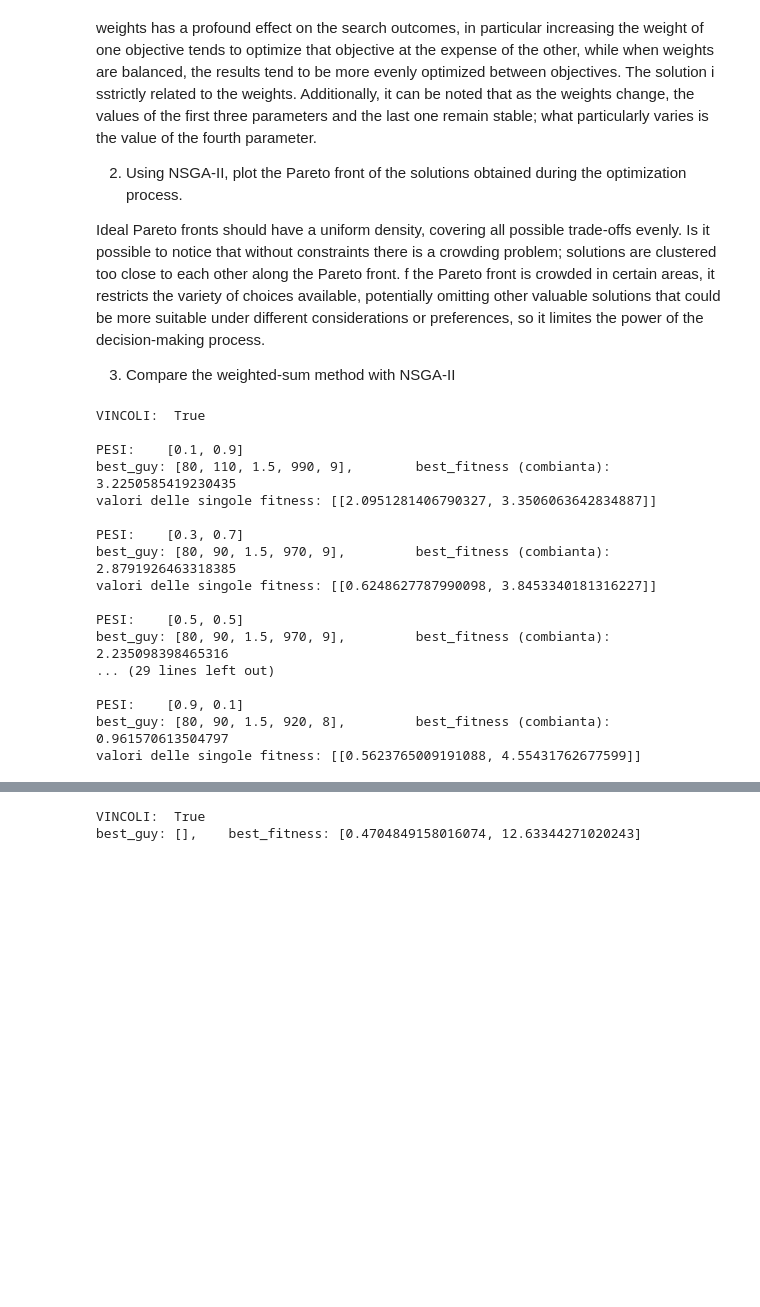
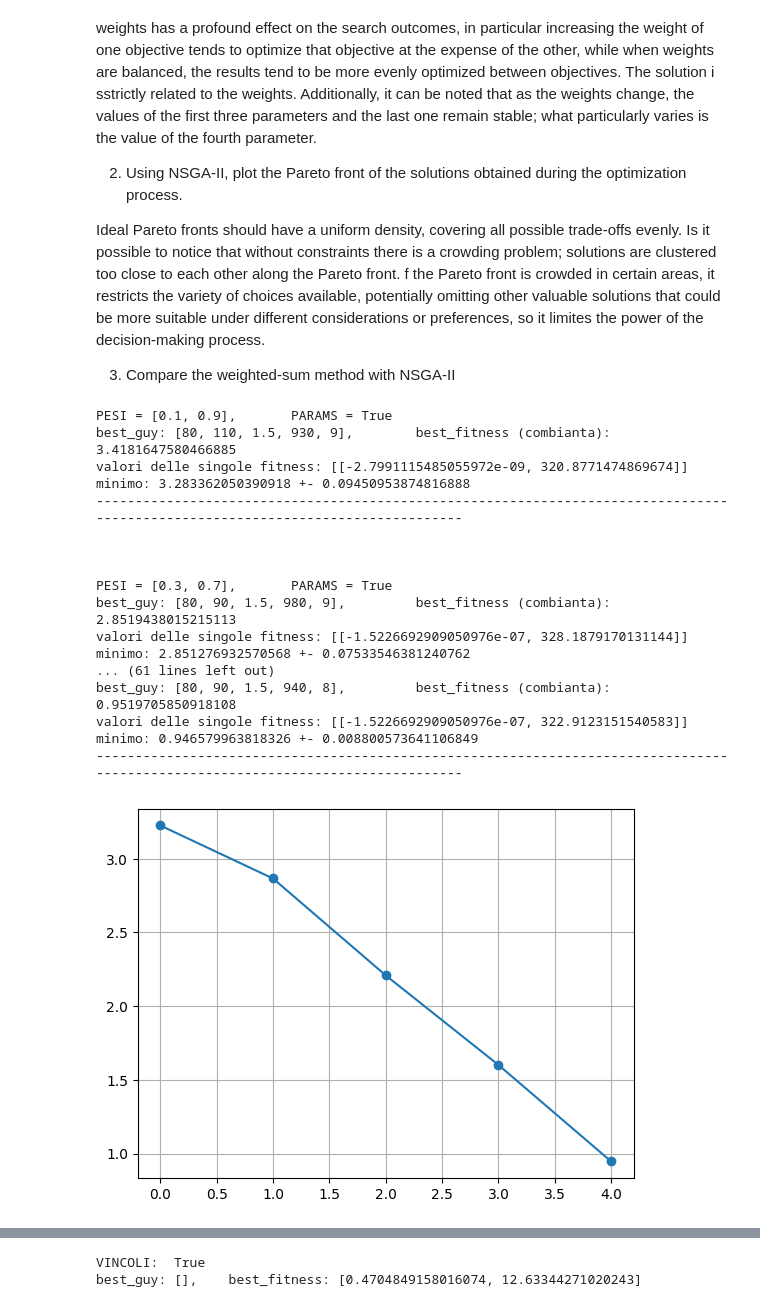
Before and after one commit to CarlottaGiacchetta/lab_optimizationTechniques, a Jupyter notebook: lab8/optimtech_lab8.ipynb, the cells around one changed output, grey strips where cells are left out. Cells and saved outputs as stored; diff of their text form; code cells hidden in the pictures; blank space fills up the shorter version.

```diff
--- a/lab8/optimtech_lab8.ipynb
+++ b/lab8/optimtech_lab8.ipynb
@@ -505,41 +524,62 @@ Ideal Pareto fronts should have a uniform density, covering all possible trade-o
 
 3. Compare the weighted-sum method with NSGA-II
 # %%
-# parameters for NSGA-2
+import numpy as np
+from matplotlib import pyplot as plt
+import random
+# Instantiate the problem
+problem = benchmarks.Kursawe(3)
 args = {}
 args["pop_size"] = 50
 args["max_generations"] = 50
 args["variator"] = [variators.blend_crossover,disk_clutch_brake_mutation]
+weights = [[0.1, 0.9], [0.3, 0.7], [0.5, 0.5], [0.7, 0.3], [0.9, 0.1]]
+
+
+
 
 for param in [True, False]:
-    print('\n\n\nVINCOLI: ',param)
     problem2 = DiskClutchBrake(param)  # Initialize the problem
+    mean_vec = []
+    for fitness_weight in weights:
+        args['fitness_weights'] = fitness_weight
+        min_list = []
 
-    weights = [[0.1, 0.9], [0.3, 0.7], [0.5, 0.5], [0.7, 0.3], [0.9, 0.1]]
+        for sssss in range(10):
+            rng = NumpyRandomWrapper(random.randint(0,10))  # Initialize a random number generator with a seed
+            best_guy, best_fitness, final_pop_fitnesses, final_pop_candidates = run_ga(rng,problem2, kwargs=args)
+            if sssss == 0:
+                print(f"PESI = {fitness_weight}, \t VINCOLI = {param}")
+                print(f'best_guy: {best_guy},\t best_fitness (combianta): {best_fitness}')
+                print('valori delle singole fitness:',problem.evaluator([best_guy], args))
 
-    rng = NumpyRandomWrapper(0)  # Initialize a random number generator with a seed
+            min_list.append(best_fitness)
 
-    for fitness_weight in weights:
-        print("\nPESI: \t", fitness_weight)
-        args['fitness_weights'] = fitness_weight
-        best_guy, best_fitness, final_pop_fitnesses, final_pop_candidates = run_ga(rng,problem2, kwargs=args)
-        print(f'best_guy: {best_guy},\t best_fitness (combianta): {best_fitness}')
-        print('valori delle singole fitness:',problem2.evaluator([best_guy], args))
+        media = np.mean(min_list)
+        mean_vec.append(media)
+        varianza = np.std(min_list)
+        print(f'minimo: {media} +- {varianza}' )
+        print('--------------------------------------------------------------------------------------------------------------------------------\n\n\n')
+
+plt.plot(mean_vec, marker='o')
+plt.grid(True)
+plt.show()
 # %% [output]
-VINCOLI:  True
+PESI = [0.1, 0.9],       PARAMS = True
+best_guy: [80, 110, 1.5, 930, 9],        best_fitness (combianta): 3.4181647580466885
+valori delle singole fitness: [[-2.7991115485055972e-09, 320.8771474869674]]
+minimo: 3.283362050390918 +- 0.09450953874816888
+--------------------------------------------------------------------------------------------------------------------------------
 
-PESI:    [0.1, 0.9]
-best_guy: [80, 110, 1.5, 990, 9],        best_fitness (combianta): 3.2250585419230435
-valori delle singole fitness: [[2.0951281406790327, 3.3506063642834887]]
 
-PESI:    [0.3, 0.7]
-best_guy: [80, 90, 1.5, 970, 9],         best_fitness (combianta): 2.8791926463318385
-valori delle singole fitness: [[0.6248627787990098, 3.8453340181316227]]
 
-PESI:    [0.5, 0.5]
-best_guy: [80, 90, 1.5, 970, 9],         best_fitness (combianta): 2.235098398465316
-... (29 lines left out)
-
-PESI:    [0.9, 0.1]
-best_guy: [80, 90, 1.5, 920, 8],         best_fitness (combianta): 0.961570613504797
-valori delle singole fitness: [[0.5623765009191088, 4.55431762677599]]
+PESI = [0.3, 0.7],       PARAMS = True
+best_guy: [80, 90, 1.5, 980, 9],         best_fitness (combianta): 2.8519438015215113
+valori delle singole fitness: [[-1.5226692909050976e-07, 328.1879170131144]]
+minimo: 2.851276932570568 +- 0.07533546381240762
+... (61 lines left out)
+best_guy: [80, 90, 1.5, 940, 8],         best_fitness (combianta): 0.9519705850918108
+valori delle singole fitness: [[-1.5226692909050976e-07, 322.9123151540583]]
+minimo: 0.946579963818326 +- 0.008800573641106849
+--------------------------------------------------------------------------------------------------------------------------------
+[figure, added]
```
Also changed, not shown: parts of 2 cells of this notebook, 1 other file.
